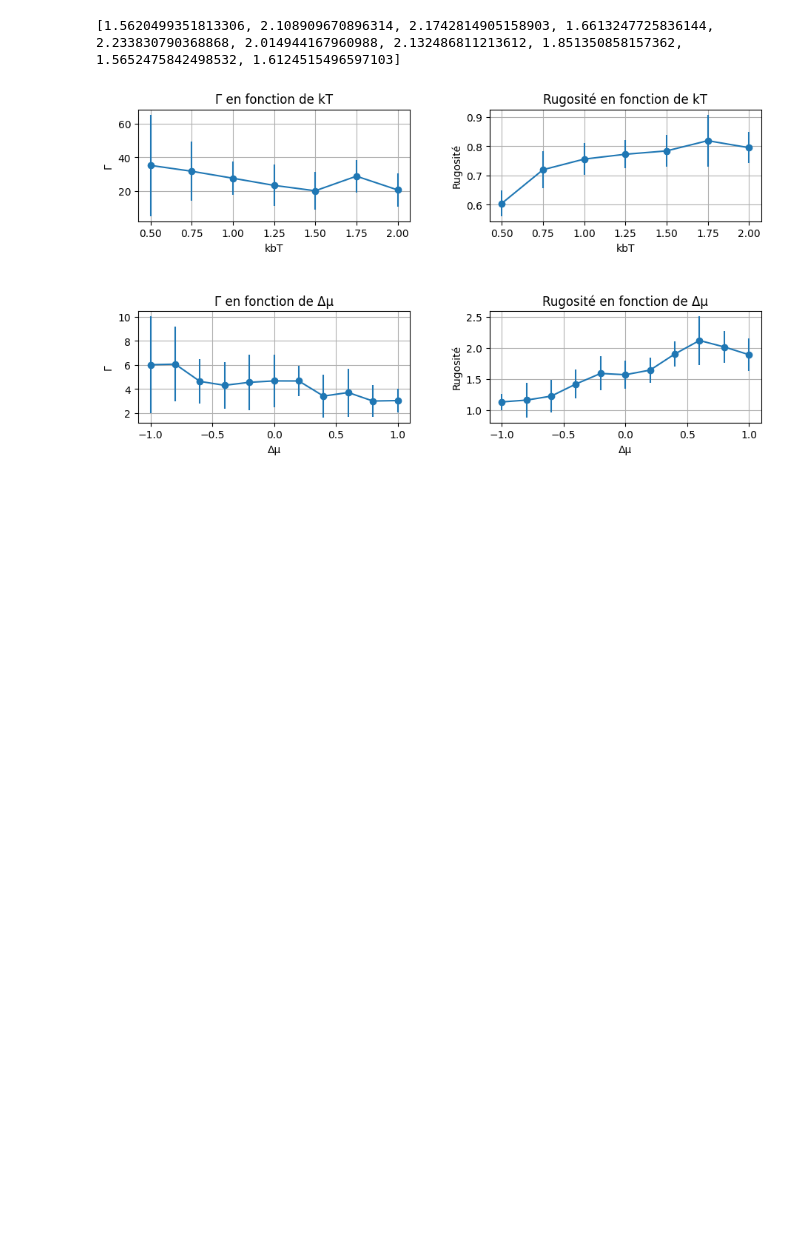
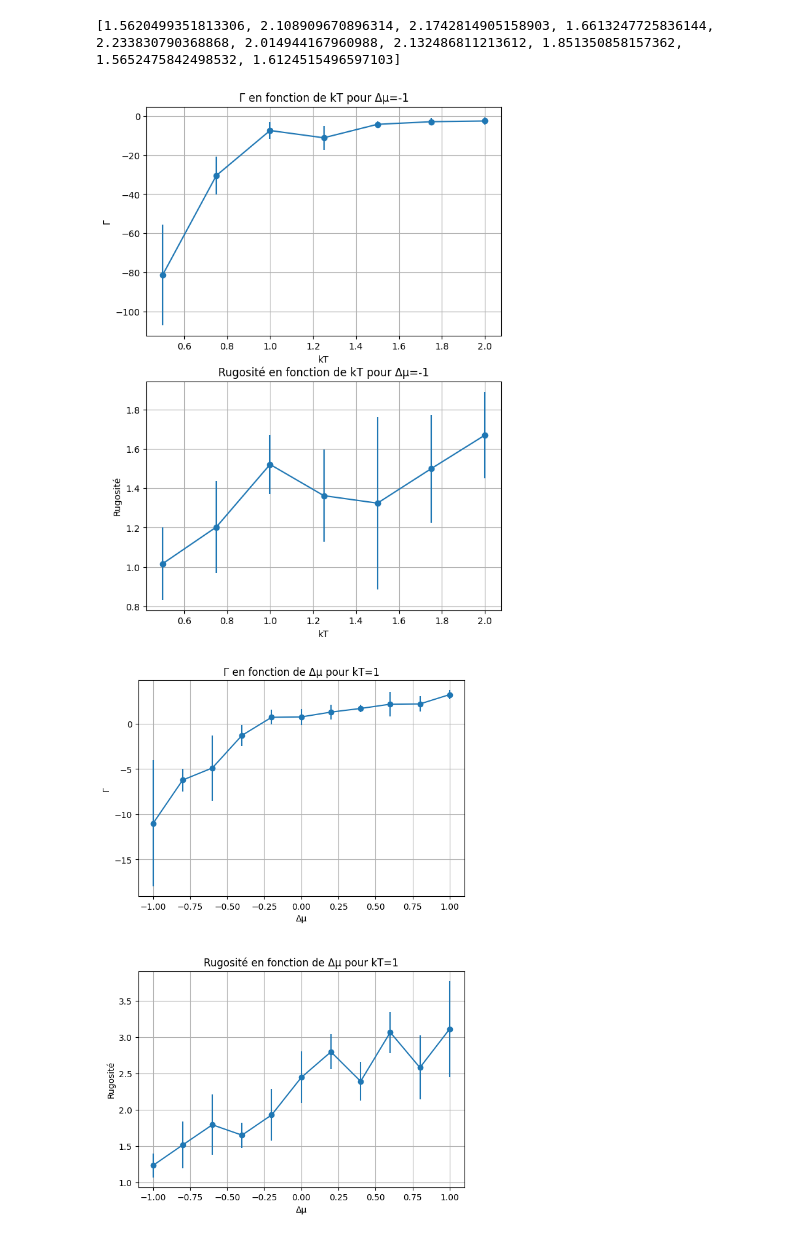
Before and after one commit to gabriel-valsorda/Projet_3_PHS3903, a Jupyter notebook: tests.ipynb, the cells around one changed output. Cells and saved outputs as stored; diff of their text form; code cells hidden in the pictures; blank space fills up the shorter version.

Commit message:
-KMC avec coms est utile pour débugger si jamais

```diff
--- a/tests.ipynb
+++ b/tests.ipynb
@@ -14,13 +14,13 @@ grid = domain.create_grid(x,y)     # [hauteur, largeur]
 liste_kT = [0.50, 0.75, 1.00, 1.25, 1.50, 1.75, 2.00]
 liste_deltamu = np.linspace(-1.0, 1.0, 11)
 
-nb_pas_temps = 100
+nb_pas_temps = 20
 gif = False
 
 kT = liste_kT[2]
 deltamu = liste_deltamu[0]
 
-nb_iterations=10
+nb_iterations=1
 
 # interpreter.gamma_dt(parametres[0], (x,y), kT, deltamu)
 # interpreter.rugosite_dt(nb_pas_temps, parametres[1], (x,y), kT[0], deltamu[0])
@@ -32,16 +32,17 @@ liste_moy_gamma_kbt=[]
 liste_moy_rugosite_kbt=[]
 liste_std_gamma_kbt=[]
 liste_std_rugosite_kbt=[]
+hauteur_initiale=10
 for param_kbT in liste_kT:
     print(param_kbT)
     liste_gamma=[]
     liste_rugosite=[]
     for b in range(nb_iterations):
-        x = 100
-        y = 50
-        grid = domain.create_grid(x,y)     # [hauteur, largeur]
-
-        grid_f, deltatemps_reel, parametres = KMC2D(grid, param_kbT, deltamu, nb_pas_temps,gamma=True, rugosity=True)
+        x = 20
+        y = 60
+        grid = domain.create_grid(x,y,hauteur_initiale)     # [hauteur, largeur]
+        position_surface=domain.find_surface(grid)
+        grid_f, deltatemps_reel, parametres, pos_surface = KMC2D(grid, position_surface, param_kbT, deltamu, nb_pas_temps,gamma=True, rugosity=True,gif=True)
 
         gamma_iteration=parametres[0][-1]
         liste_gamma.append(gamma_iteration)
@@ -89,8 +91,8 @@ for param_mu in liste_deltamu:
     liste_rugosite=[]
     for b in range(nb_iterations):
         x = 20
-        y = 50
-        grid = domain.create_grid(x,y)     # [hauteur, largeur]
+        y = 60
+        grid = domain.create_grid(x,y, hauteur_initiale)     # [hauteur, largeur]
 
         grid_f, deltatemps_reel, parametres = KMC2D(grid, kT, param_mu, nb_pas_temps,gamma=True, rugosity=True)
 
@@ -134,36 +121,39 @@ print(liste_rugosite)
 # %% [output]
 [1.5620499351813306, 2.108909670896314, 2.1742814905158903, 1.6613247725836144, 2.233830790368868, 2.014944167960988, 2.132486811213612, 1.851350858157362, 1.5652475842498532, 1.6124515496597103]
 # %%
-fig,ax=plt.subplots(2,2,figsize=(10,6))
-ax[0][0].errorbar(liste_kT,liste_moy_gamma_kbt,liste_std_gamma_kbt,fmt='o')
-ax[0][0].plot(liste_kT,liste_moy_gamma_kbt,color='#1f77b4')
-ax[0][0].grid()
-ax[0][0].set_xlabel('kbT')
-ax[0][0].set_ylabel('Γ')
-ax[0][0].set_title("Γ en fonction de kT")
+fig,ax=plt.subplots(2,figsize=(7,10))
+ax[0].errorbar(liste_kT,liste_moy_gamma_kbt,liste_std_gamma_kbt,fmt='o')
+ax[0].plot(liste_kT,liste_moy_gamma_kbt,color='#1f77b4')
+ax[0].grid()
+ax[0].set_xlabel('kT')
+ax[0].set_ylabel('Γ')
+ax[0].set_title("Γ en fonction de kT pour Δμ=-1")
 
-ax[0][1].errorbar(liste_kT,liste_moy_rugosite_kbt,liste_std_rugosite_kbt,fmt='o')
-ax[0][1].plot(liste_kT,liste_moy_rugosite_kbt,color='#1f77b4')
-ax[0][1].grid()
-ax[0][1].set_xlabel('kbT')
-ax[0][1].set_ylabel('Rugosité')
-ax[0][1].set_title("Rugosité en fonction de kT")
+ax[1].errorbar(liste_kT,liste_moy_rugosite_kbt,liste_std_rugosite_kbt,fmt='o')
+ax[1].plot(liste_kT,liste_moy_rugosite_kbt,color='#1f77b4')
+ax[1].grid()
+ax[1].set_xlabel('kT')
+ax[1].set_ylabel('Rugosité')
+ax[1].set_title("Rugosité en fonction de kT pour Δμ=-1")
+fig.show()
 
-ax[1][0].errorbar(liste_deltamu,liste_gamma_moy_mu,liste_gamma_std_mu,fmt='o')
-ax[1][0].plot(liste_deltamu,liste_gamma_moy_mu,color='#1f77b4')
-ax[1][0].grid()
-ax[1][0].set_xlabel('Δμ')
-ax[1][0].set_ylabel('Γ')
-ax[1][0].set_title("Γ en fonction de Δμ")
+fig,ax=plt.subplots(2,figsize=(7,10))
+ax[0].errorbar(liste_deltamu,liste_gamma_moy_mu,liste_gamma_std_mu,fmt='o')
+ax[0].plot(liste_deltamu,liste_gamma_moy_mu,color='#1f77b4')
+ax[0].grid()
+ax[0].set_xlabel('Δμ')
+ax[0].set_ylabel('Γ')
+ax[0].set_title("Γ en fonction de Δμ pour kT=1")
 
-ax[1][1].errorbar(liste_deltamu,liste_rugosite_moy_mu,liste_rugosite_std_mu,fmt='o')
-ax[1][1].plot(liste_deltamu,liste_rugosite_moy_mu,color='#1f77b4')
-ax[1][1].grid()
-ax[1][1].set_xlabel('Δμ')
-ax[1][1].set_ylabel('Rugosité')
-ax[1][1].set_title("Rugosité en fonction de Δμ")
+ax[1].errorbar(liste_deltamu,liste_rugosite_moy_mu,liste_rugosite_std_mu,fmt='o')
+ax[1].plot(liste_deltamu,liste_rugosite_moy_mu,color='#1f77b4')
+ax[1].grid()
+ax[1].set_xlabel('Δμ')
+ax[1].set_ylabel('Rugosité')
+ax[1].set_title("Rugosité en fonction de Δμ pour kT=1")
 fig.tight_layout(pad=4.0)
 fig.show()
 # %% [output]
-[figure, old version]
+[figure, new version]
+[figure, added]
 # %%
```
Also changed, not shown: parts of 4 cells of this notebook, 1 other file.
